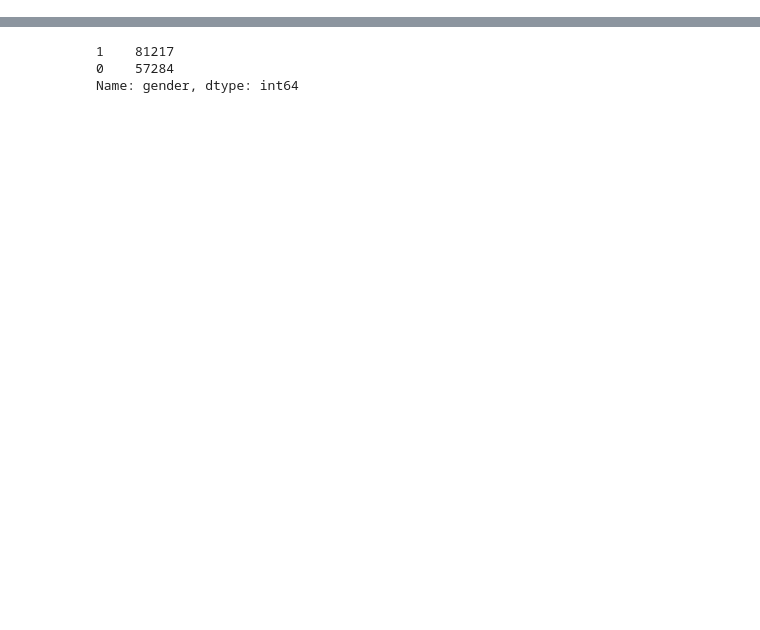
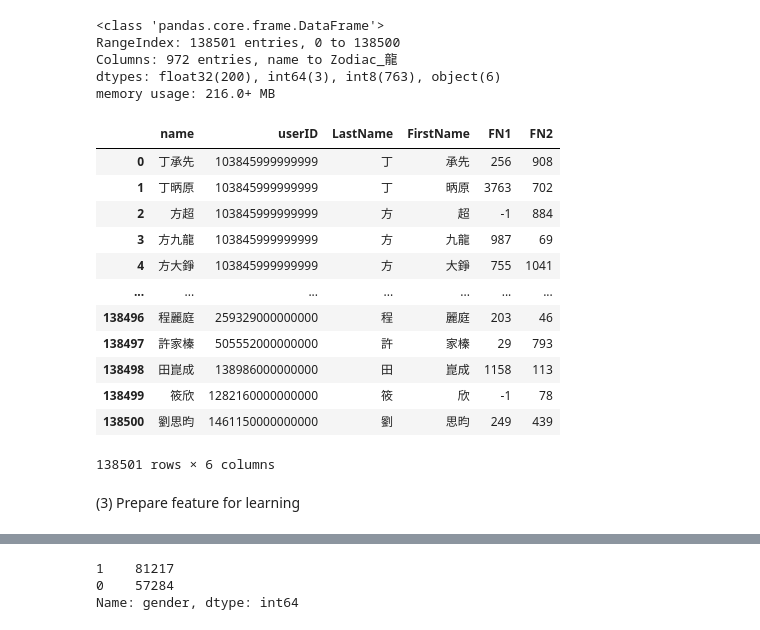
Before and after one commit to ChingYenHsiao/Behind_Names, a Jupyter notebook: Taiwan_Name_Experiment/TaiwaneseNameClassifier -feature experiment for gender 2021.ipynb, the cells around one changed output, grey strips where cells are left out. Drawn from its saved outputs; the diff is of its cells as text; code cells hidden in the pictures; blank space fills up the shorter version.

```diff
--- a/Taiwan_Name_Experiment/TaiwaneseNameClassifier -feature experiment for gender 2021.ipynb
+++ b/Taiwan_Name_Experiment/TaiwaneseNameClassifier -feature experiment for gender 2021.ipynb
@@ -616,0 +51,3 @@ sampled_df['mgender'] = sampled_df.apply(lambda row: add_most_gender(row),axis=1
+# %%
+path = './NameData/name_with_gender_data_featured.csv'
+name_df = pd.read_csv(path, dtype='str')
@@ -616,0 +70,31 @@ sampled_df['mgender'] = sampled_df.apply(lambda row: add_most_gender(row),axis=1
+# %%
+name_df = restore_df_dtypes(df=name_df,
+                  int8_col=get_x_feature(['Phonetic','Fortune_map','Zodiac','Radical'], name_df),
+                  int64_col=['BirthYear', 'message', 'gender', "BirthYear "],
+                  float32_col=get_x_feature(['W2V'], name_df)
+                  )
+name_df.info()
+# %% [output]
+<class 'pandas.core.frame.DataFrame'>
+RangeIndex: 138501 entries, 0 to 138500
+Columns: 972 entries, name to Zodiac_龍
+dtypes: float32(200), int64(3), int8(763), object(6)
+memory usage: 216.0+ MB
+# %%
+name_df.select_dtypes('object')
+# %% [output]
+|  | name | userID | LastName | FirstName | FN1 | FN2 |
+| 0 | 丁承先 | 103845999999999 | 丁 | 承先 | 256 | 908 |
+| 1 | 丁昞原 | 103845999999999 | 丁 | 昞原 | 3763 | 702 |
+| 2 | 方超 | 103845999999999 | 方 | 超 | -1 | 884 |
+| 3 | 方九龍 | 103845999999999 | 方 | 九龍 | 987 | 69 |
+| 4 | 方大錚 | 103845999999999 | 方 | 大錚 | 755 | 1041 |
+| ... | ... | ... | ... | ... | ... | ... |
+| 138496 | 程麗庭 | 259329000000000 | 程 | 麗庭 | 203 | 46 |
+| 138497 | 許家榛 | 505552000000000 | 許 | 家榛 | 29 | 793 |
+| 138498 | 田崑成 | 138986000000000 | 田 | 崑成 | 1158 | 113 |
+| 138499 | 筱欣 | 1282160000000000 | 筱 | 欣 | -1 | 78 |
+| 138500 | 劉思昀 | 1461150000000000 | 劉 | 思昀 | 249 | 439 |
+138501 rows × 6 columns
+# %% [markdown]
+(3) Prepare feature for learning
```
Also changed, not shown: parts of 79 cells of this notebook, 2 other files.
